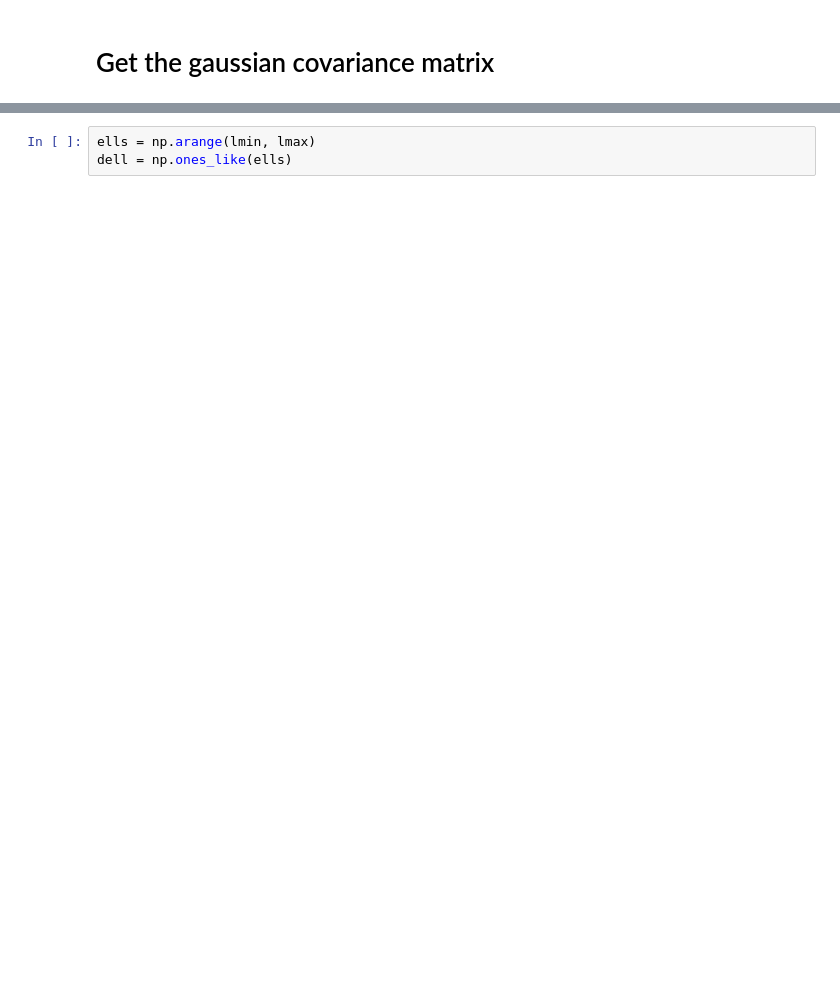
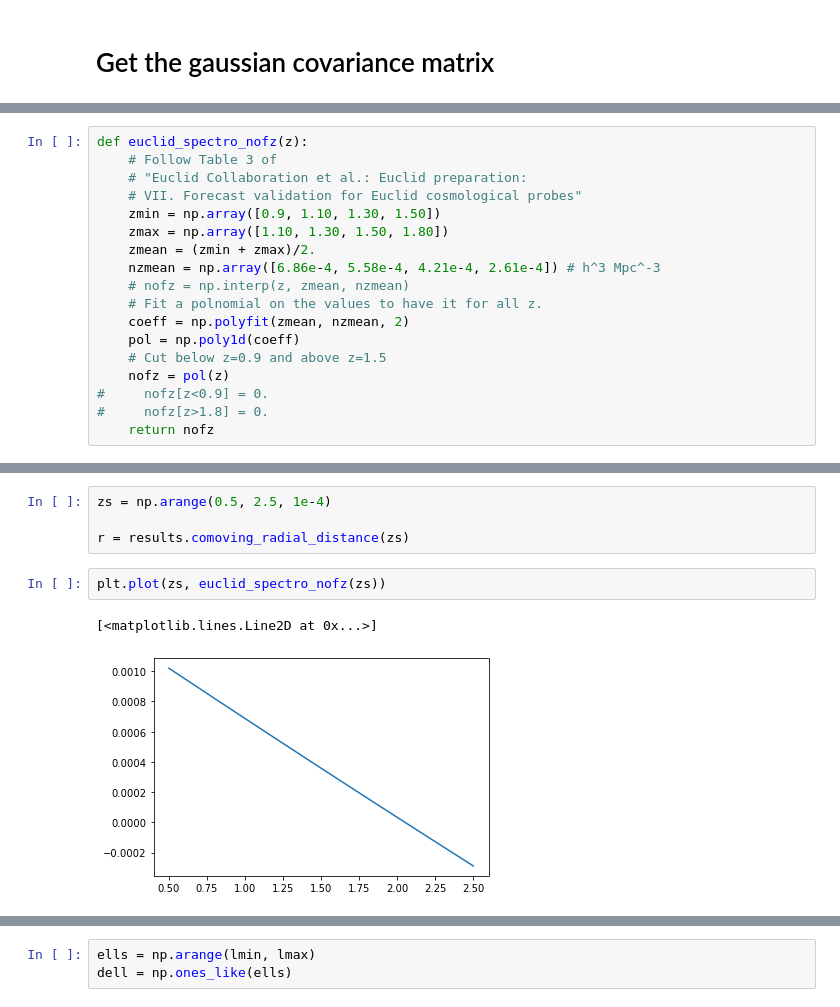
Before and after one commit to louisl3grand/CAMB, a Jupyter notebook: notebooks/Fisher_matrix.ipynb, the cells around one changed output, grey strips where cells are left out. Drawn from its saved outputs; the diff is of its cells as text; blank space fills up the shorter version.

```diff
--- a/notebooks/Fisher_matrix.ipynb
+++ b/notebooks/Fisher_matrix.ipynb
@@ -234,0 +155,18 @@ len(cl_keys)
+# %%
+def euclid_spectro_nofz(z):
+    # Follow Table 3 of
+    # "Euclid Collaboration et al.: Euclid preparation:
+    # VII. Forecast validation for Euclid cosmological probes"
+    zmin = np.array([0.9, 1.10, 1.30, 1.50])
+    zmax = np.array([1.10, 1.30, 1.50, 1.80])
+    zmean = (zmin + zmax)/2.
+    nzmean = np.array([6.86e-4, 5.58e-4, 4.21e-4, 2.61e-4]) # h^3 Mpc^-3
+    # nofz = np.interp(z, zmean, nzmean)
+    # Fit a polnomial on the values to have it for all z.
+    coeff = np.polyfit(zmean, nzmean, 2)
+    pol = np.poly1d(coeff)
+    # Cut below z=0.9 and above z=1.5
+    nofz = pol(z)
+#     nofz[z<0.9] = 0.
+#     nofz[z>1.8] = 0.
+    return nofz
@@ -234,0 +185,9 @@ len(cl_keys)
+# %%
+zs = np.arange(0.5, 2.5, 1e-4)
+
+r = results.comoving_radial_distance(zs)
+# %%
+plt.plot(zs, euclid_spectro_nofz(zs))
+# %% [output]
+[<matplotlib.lines.Line2D at 0x...>]
+[figure, added]
```
Also changed, not shown: parts of 85 cells of this notebook, 1 other file.
